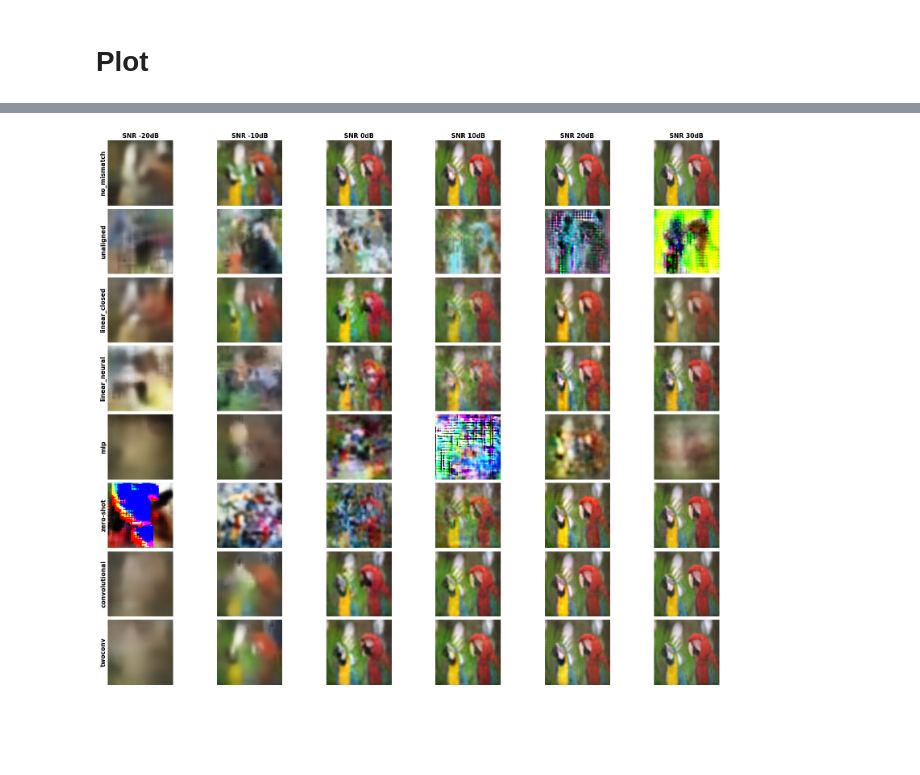
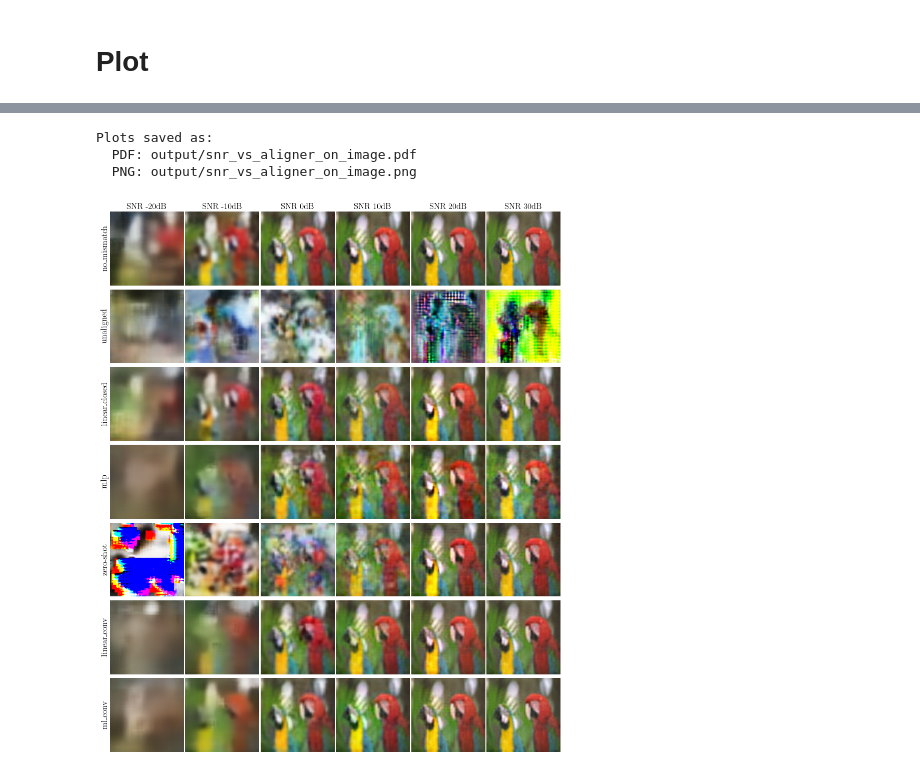
Before and after one commit to LorenzoPannacci/DJSCC-Semantic-Equalization, a Jupyter notebook: alignment/plots_snr.ipynb, the cells around one changed output, grey strips where cells are left out. Drawn from its saved outputs; the diff is of its cells as text; code cells hidden in the pictures; blank space fills up the shorter version.

Commit message:
used LaTeX font for plots, added snr vs psnr plot, redone image comparison plot

```diff
--- a/alignment/plots_snr.ipynb
+++ b/alignment/plots_snr.ipynb
@@ -19,6 +19,13 @@ from alignment.alignment_utils import load_deep_jscc
 from alignment.alignment_model import AlignedDeepJSCC
 from alignment.alignment_training import *
 from alignment.alignment_validation import *
+
+plt.rcParams.update({
+    "font.family": "serif",
+    "font.serif": ["Times New Roman"],
+    "text.usetex": True,
+    'font.size': 12,
+})
 # %% [output]
 /home/lorenzo/repos/Deep-JSCC-PyTorch
 # %%
@@ -136,19 +131,19 @@ Transmitted in channel: torch.Size([10000, 1])
 # %%
 # Set parameters
-num_rows = 8
+num_rows = 7
 num_cols = 6
 batch_size = num_rows * num_cols
 
 # Class names and custom headers
-row_titles = ["no_mismatch", "unaligned", "linear_closed", "linear_adam", "mlp", "zero-shot", "linear_conv", "ml_conv"]
-row_path = ["no_mismatch", "unaligned", "linear", "neural", "mlp", "zeroshot", "conv", "twoconv"]
+row_titles = ["no_mismatch", "unaligned", "linear_closed", "mlp", "zero-shot", "linear_conv", "ml_conv"]
+row_path = ["no_mismatch", "unaligned", "linear", "mlp", "zeroshot", "conv", "twoconv"]
 col_titles = ["SNR -20dB", "SNR -10dB", "SNR 0dB", "SNR 10dB", "SNR 20dB", "SNR 30dB"]
 col_path = ["-20", "-10", "0", "10", "20", "30"]
 
 # Create figure with minimal spacing
 fig, axes = plt.subplots(num_rows, num_cols,
-                        figsize=(18, 15),  # Larger figure for better visibility
-                        gridspec_kw={'hspace': 0.05, 'wspace': 0.02})  # Minimal spacing
+                        figsize=(10, 12),
+                        gridspec_kw={'hspace': 0.05, 'wspace': 0.02})
 
 # Ensure axes is always 2D array
 axes = np.atleast_2d(axes)
@@ -163,35 +158,52 @@ for i in range(num_rows):
 
         try:
             img = Image.open(image_path).convert('RGB')
             ax.imshow(img)
 
         except FileNotFoundError:
             # Create placeholder for missing images
             ax.text(0.5, 0.5, f'Missing:\n{row_path[i]}_{col_path[j]}',
-                   ha='center', va='center', transform=ax.transAxes,
-                   fontsize=8, bbox=dict(boxstyle='round', facecolor='lightgray'))
+                   ha='center', va='center', transform=ax.transAxes, bbox=dict(boxstyle='round', facecolor='lightgray'))
 
         # Remove all ticks and spines for cleaner look
         ax.set_xticks([])
         ax.set_yticks([])
         for spine in ax.spines.values():
             spine.set_visible(False)
 
         # Add column headers on top row
         if i == 0:
             ax.text(0.5, 1.02, col_titles[j], ha='center', va='bottom',
-                   transform=ax.transAxes, fontsize=11, fontweight='bold')
+                   transform=ax.transAxes, fontweight='bold')
 
         # Add row headers on left column
         if j == 0:
             ax.text(-0.02, 0.5, row_titles[i], ha='right', va='center',
-                   transform=ax.transAxes, fontsize=11, fontweight='bold',
+                   transform=ax.transAxes, fontweight='bold',
                    rotation=90)
 
 # Remove extra whitespace
 plt.subplots_adjust(left=0.08, right=0.98, top=0.92, bottom=0.02,
                    hspace=0.05, wspace=0.02)
 
+os.makedirs('output', exist_ok=True)
+
+filename = f"snr_vs_aligner_on_image"
+
+# Save in both formats
+pdf_path = os.path.join('output', f"{filename}.pdf")
+png_path = os.path.join('output', f"{filename}.png")
+
+plt.savefig(pdf_path, format='pdf', dpi=300, bbox_inches='tight')
+plt.savefig(png_path, format='png', dpi=300, bbox_inches='tight')
+
+print(f"Plots saved as:")
+print(f"  PDF: {pdf_path}")
+print(f"  PNG: {png_path}")
+
 plt.show()
 # %% [output]
+Plots saved as:
+  PDF: output/snr_vs_aligner_on_image.pdf
+  PNG: output/snr_vs_aligner_on_image.png
-[figure, old version]
+[figure, new version]
```
Also changed, not shown: parts of 2 cells of this notebook, 3 other files.
